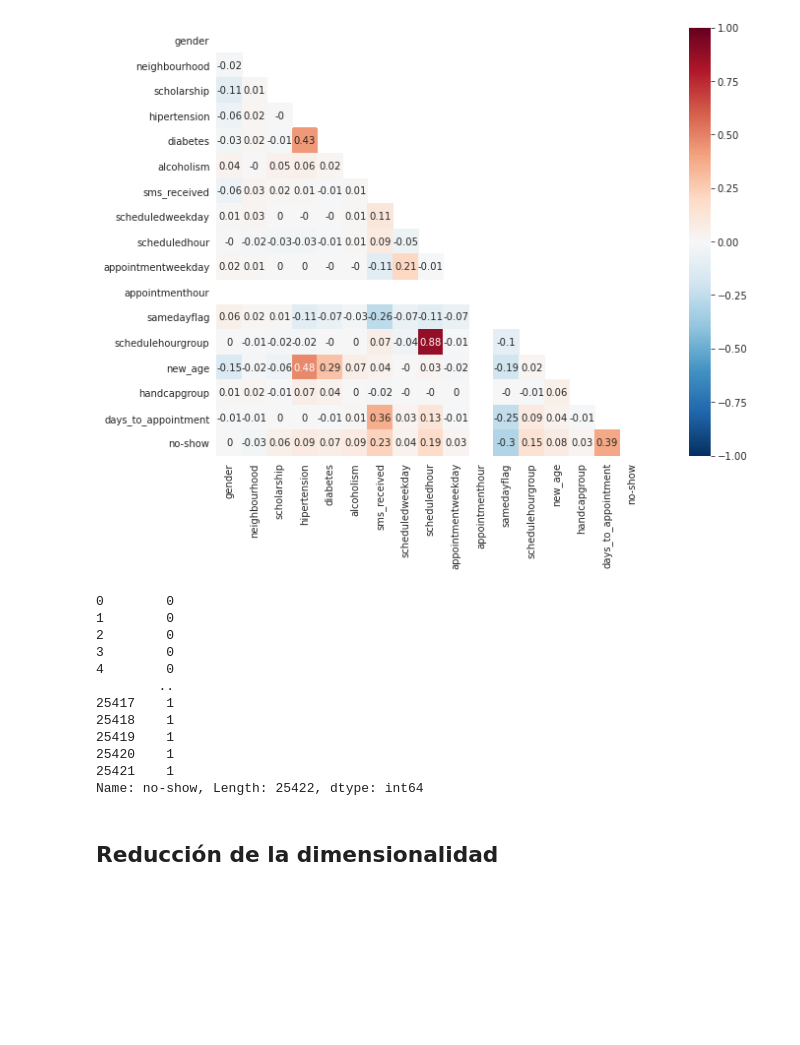
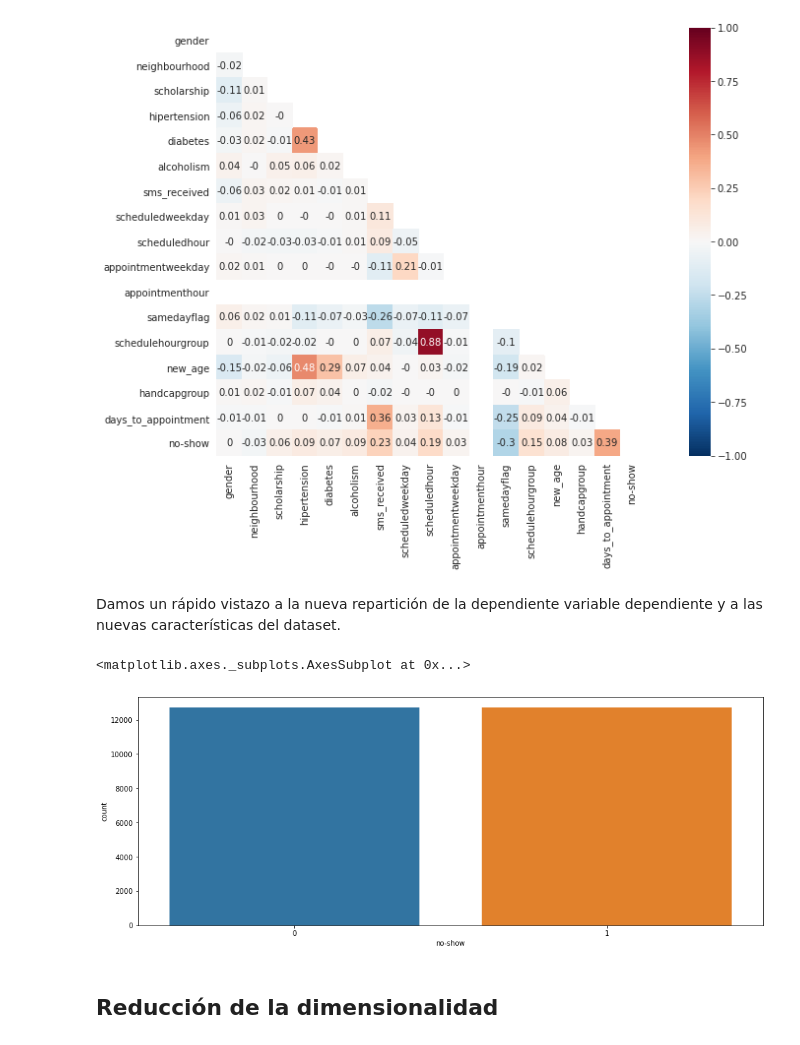
Before and after one commit to ta-datapt-bcn/project-ml-show-noshow, a Jupyter notebook: ml-show-noshow.ipynb, the cells around one changed output. Cells and saved outputs as stored; diff of their text form; code cells hidden in the pictures; blank space fills up the shorter version.

```diff
--- a/ml-show-noshow.ipynb
+++ b/ml-show-noshow.ipynb
@@ -836,21 +855,13 @@ None
 | days_to_appointment | int64 | 0 | 0.0 | 0.0 | 101 | 10.127370 | 14.213293 | 0.0 | 0.0 | ... |
 | no-show | int64 | 0 | 0.0 | 0.0 | 2 | 0.500000 | 0.500010 | 0.0 | 0.0 | ... |
 [figure]
+# %% [markdown]
+Damos un rápido vistazo a la nueva repartición de la dependiente variable dependiente y a las nuevas características del dataset.
 # %%
-citas_dummies_reduction['no-show']
+sns.countplot(citas_dummies_reduction['no-show'])
 # %% [output]
-0        0
-1        0
-2        0
-3        0
-4        0
-        ..
-25417    1
-25418    1
-25419    1
-25420    1
-25421    1
-Name: no-show, Length: 25422, dtype: int64
+<matplotlib.axes._subplots.AxesSubplot at 0x...>
+[figure, added]
 # %% [markdown]
 ## Reducción de la dimensionalidad
 # %%
```
Also changed, not shown: parts of 4 cells of this notebook.
